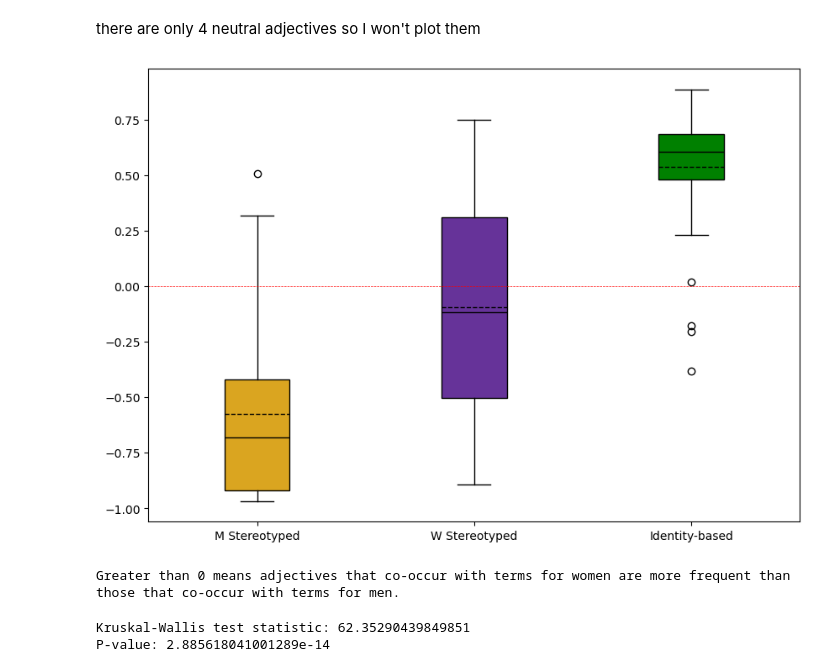
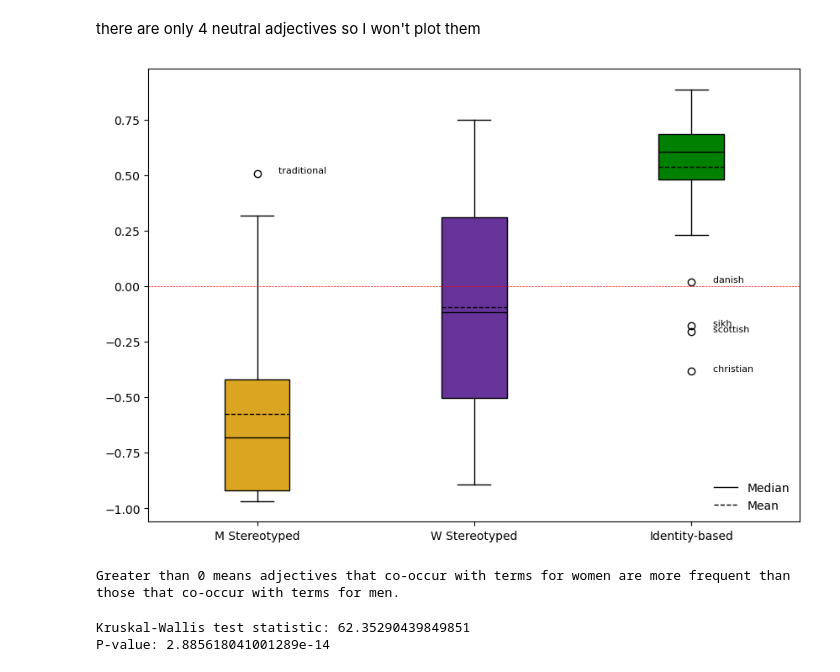
Before and after one commit to katie-warburton/Exploring-Biases-in-Gendered-Categories, a Jupyter notebook: Predicting Markedness/Predicting Frequency Asymmetries.ipynb, the cells around one changed output. Saved outputs shown, nothing was run; the diff lists cells and outputs as text; code cells hidden in the pictures.

```diff
--- a/Predicting Markedness/Predicting Frequency Asymmetries.ipynb
+++ b/Predicting Markedness/Predicting Frequency Asymmetries.ipynb
@@ -136,6 +136,7 @@ adj_m = []
 adj_w = []
 adj_n = []
 adj_i = []
+labels_m, labels_w, labels_n, labels_i = [], [], [], []
 for adj in male_stereotyped + female_stereotyped + neutral + identity_based:
     term_m = adj + '<M>'
     term_w = adj + '<W>'
@@ -153,40 +154,54 @@ for adj in male_stereotyped + female_stereotyped + neutral + identity_based:
 
         if adj in male_stereotyped:
             adj_m.append(norm_diff)
+            labels_m.append(label)
         elif adj in neutral:
             adj_n.append(norm_diff)
+            labels_n.append(label)
         elif adj in female_stereotyped:
             adj_w.append(norm_diff)
+            labels_w.append(label)
         elif adj in identity_based:
             adj_i.append(norm_diff)
+            labels_i.append(label)
 
 print(len(adj_m),  len(adj_n), len(adj_w), len(adj_i))
 # %% [output]
 30 4 32 45
 # %%
 data = [adj_m, adj_w, adj_i]
+labels = [labels_m, labels_w, labels_i]
 # %% [markdown]
 there are only 4 neutral adjectives so I won't plot them
 # %%
 fig, ax = plt.subplots(1, 1, figsize =(10, 7))
 
 # Creating plot
 bp = ax.boxplot(data, patch_artist = True, showmeans=True, meanline=True, meanprops={'color':'black', 'linewidth':1})
 plt.xticks([1, 2, 3], ['M Stereotyped', 'W Stereotyped', 'Identity-based'])
 colors = ['goldenrod',   'rebeccapurple', 'green']
 for patch, color in zip(bp['boxes'], colors):
     patch.set_facecolor(color)
 for median in bp['medians']:
     median.set(color ='black',
                linewidth = 1)
 ax.add_line(plt.Line2D([0, 4], [0, 0], color='red', linewidth=.5, linestyle='--'))
+# want a legend that shows the straight line is median and dashed is mean
+plt.legend(handles=[plt.Line2D([0], [0], color='black', linewidth=1, label='Median'), plt.Line2D([0], [0], color='black', linewidth=1, linestyle='--', label='Mean')], loc='lower right', frameon=False)
+
+for i in range(len(bp['fliers'])):
+    outliers = bp['fliers'][i].get_ydata()
+    for pt in outliers:
+        idx = data[i].index(pt)
+        label = labels[i][idx]
+        ax.annotate(f'{label}', (i+1.1, pt), fontsize=8)
 
 
 # show plot
 plt.show()
 print('Greater than 0 means adjectives that co-occur with terms for women are more frequent than those that co-occur with terms for men.')
 # %% [output]
-[figure, old version]
+[figure, new version]
 Greater than 0 means adjectives that co-occur with terms for women are more frequent than those that co-occur with terms for men.
 # %%
 from scipy.stats import kruskal
```
